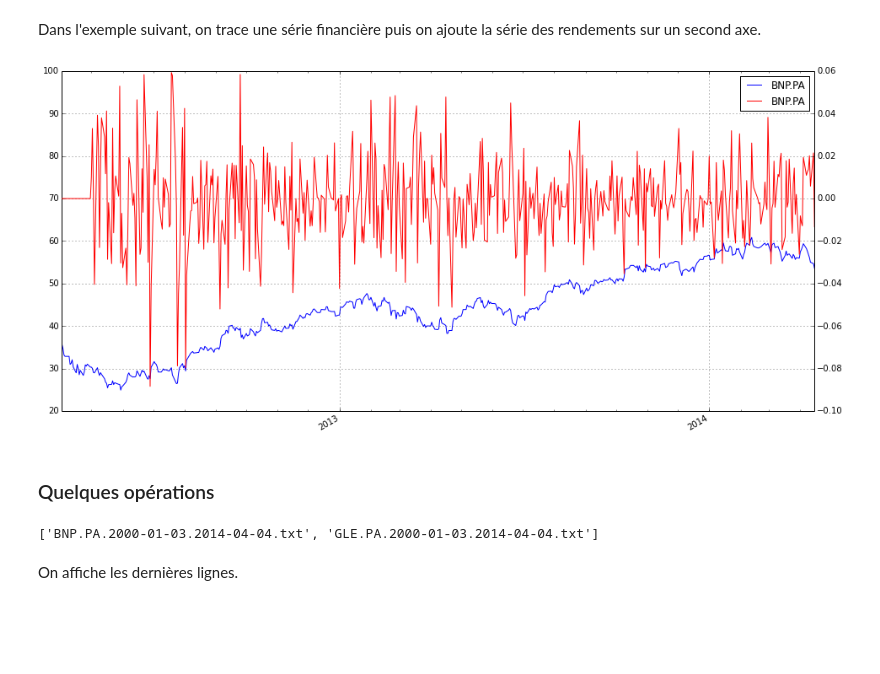
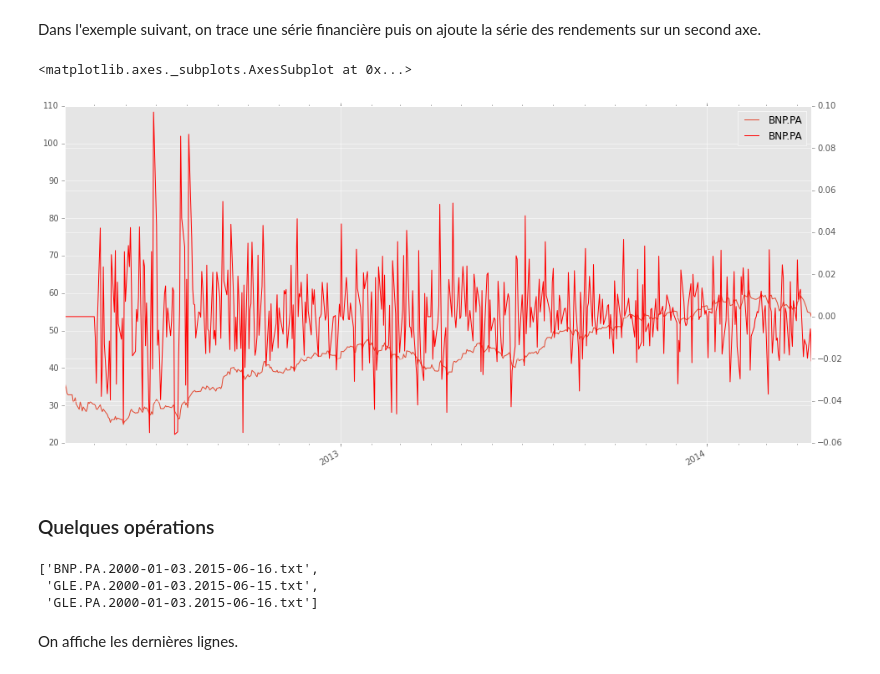
Before and after one commit to sdpython/pyensae, a Jupyter notebook: _doc/notebooks/pyensae_StockPrices.ipynb, the cells around one changed output. Saved outputs shown, nothing was run; the diff lists cells and outputs as text; code cells hidden in the pictures; blank space fills up the shorter version.

Commit message:
update method plot to return only ax

```diff
--- a/_doc/notebooks/pyensae_StockPrices.ipynb
+++ b/_doc/notebooks/pyensae_StockPrices.ipynb
@@ -13,0 +10,4 @@ Populating the interactive namespace from numpy and matplotlib
+# %%
+%pylab inline
+import matplotlib.pyplot as plt
+plt.style.use('ggplot')
@@ -101,18 +100,20 @@ Dans l'exemple suivant, on trace une série financière puis on ajoute la série
 # %%
 stock = StockPrices ("BNP.PA")
 ret   = stock.returns()["2012-04-01":"2014-04-15"]
 ret.dataframe.ix["2012-04-01":"2012-04-30","Close"]=0  # on annule certains valeurs
-fig, ax, plt = stock.plot(figsize=(16,8))
-fig, ax, plt = ret.plot(existing=(fig,ax), axis=2)
-plt.show()
+ax = stock.plot(figsize=(16,8))
+ret.plot(axis=2, ax=ax)
 # %% [output]
+<matplotlib.axes._subplots.AxesSubplot at 0x...>
-[figure, old version]
+[figure, new version]
 # %% [markdown]
 ### Quelques opérations
 # %%
-os.listdir(".")
+os.listdir(cache)
 # %% [output]
-['BNP.PA.2000-01-03.2014-04-04.txt', 'GLE.PA.2000-01-03.2014-04-04.txt']
+['BNP.PA.2000-01-03.2015-06-16.txt',
+ 'GLE.PA.2000-01-03.2015-06-15.txt',
+ 'GLE.PA.2000-01-03.2015-06-16.txt']
 # %% [markdown]
 On affiche les dernières lignes.
 # %%
```
Also changed, not shown: parts of 18 cells of this notebook, 7 other files.
